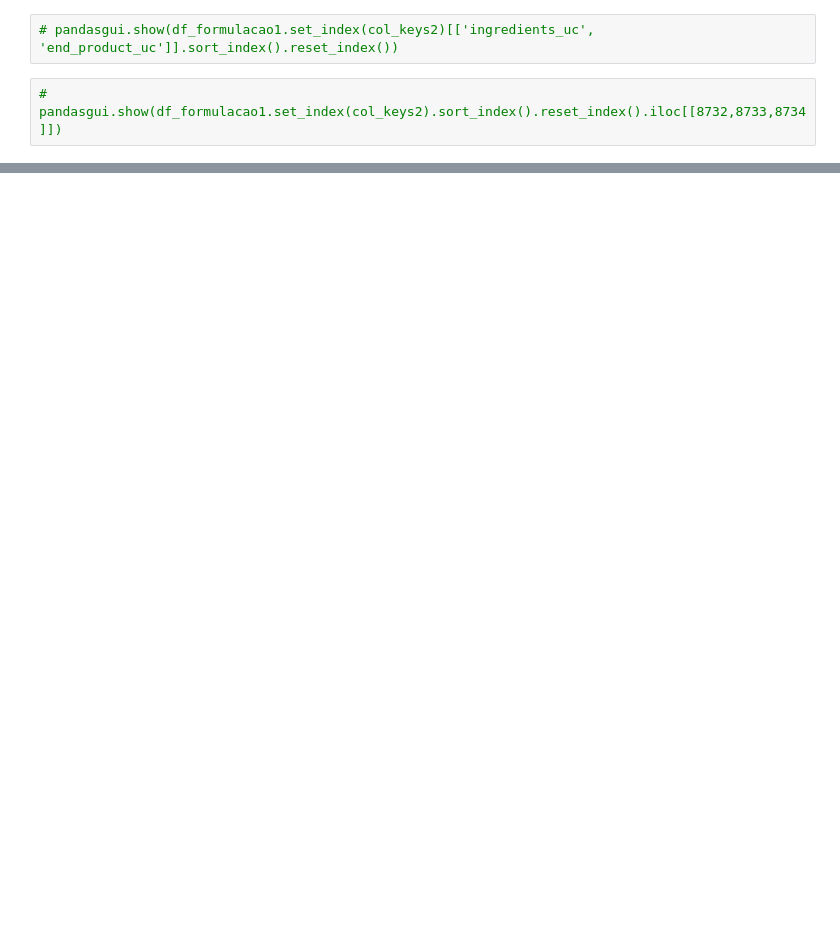
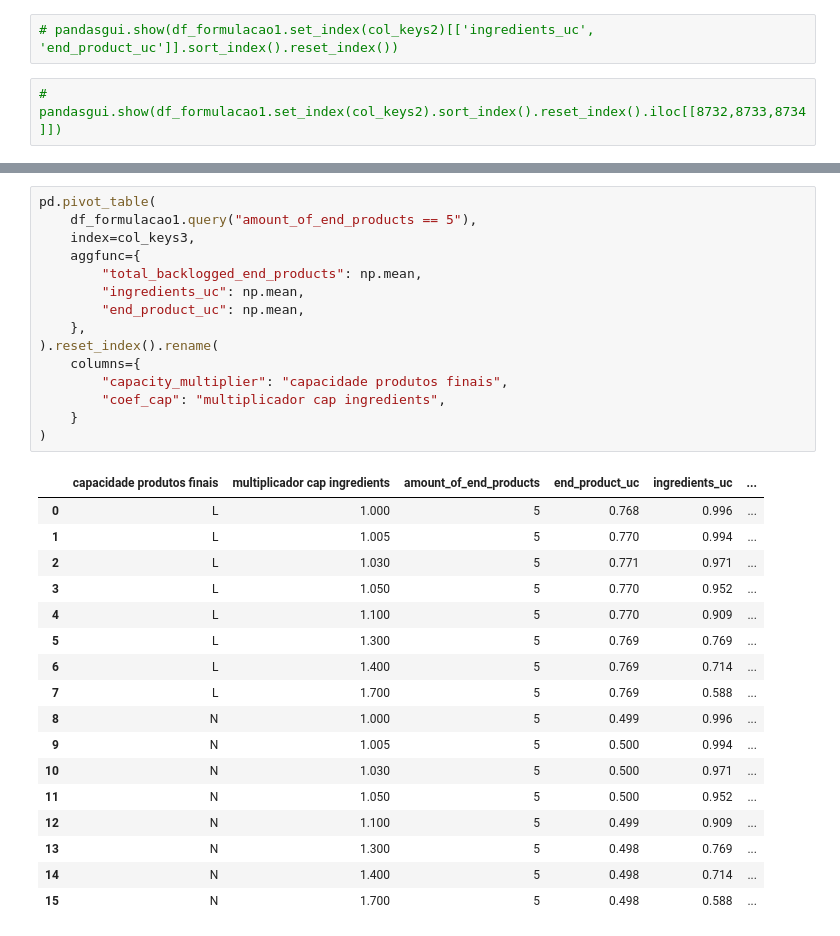
Before and after one commit to gsamaro/lotsizing-blending, a Jupyter notebook: analysis/analise.ipynb, the cells around one changed output, grey strips where cells are left out. Saved outputs shown, nothing was run; the diff lists cells and outputs as text; blank space fills up the shorter version.

```diff
--- a/analysis/analise.ipynb
+++ b/analysis/analise.ipynb
@@ -115,0 +151,33 @@ pd.pivot_table(df_formulacao1, index=col_keys3, aggfunc={'Gap': np.mean}).reset_
+# %%
+pd.pivot_table(
+    df_formulacao1.query("amount_of_end_products == 5"),
+    index=col_keys3,
+    aggfunc={
+        "total_backlogged_end_products": np.mean,
+        "ingredients_uc": np.mean,
+        "end_product_uc": np.mean,
+    },
+).reset_index().rename(
+    columns={
+        "capacity_multiplier": "capacidade produtos finais",
+        "coef_cap": "multiplicador cap ingredients",
+    }
+)
+# %% [output]
+|  | capacidade produtos finais | multiplicador cap ingredients | amount_of_end_products | end_product_uc | ingredients_uc | ... |
+| 0 | L | 1.000 | 5 | 0.768 | 0.996 | ... |
+| 1 | L | 1.005 | 5 | 0.770 | 0.994 | ... |
+| 2 | L | 1.030 | 5 | 0.771 | 0.971 | ... |
+| 3 | L | 1.050 | 5 | 0.770 | 0.952 | ... |
+| 4 | L | 1.100 | 5 | 0.770 | 0.909 | ... |
+| 5 | L | 1.300 | 5 | 0.769 | 0.769 | ... |
+| 6 | L | 1.400 | 5 | 0.769 | 0.714 | ... |
+| 7 | L | 1.700 | 5 | 0.769 | 0.588 | ... |
+| 8 | N | 1.000 | 5 | 0.499 | 0.996 | ... |
+| 9 | N | 1.005 | 5 | 0.500 | 0.994 | ... |
+| 10 | N | 1.030 | 5 | 0.500 | 0.971 | ... |
+| 11 | N | 1.050 | 5 | 0.500 | 0.952 | ... |
+| 12 | N | 1.100 | 5 | 0.499 | 0.909 | ... |
+| 13 | N | 1.300 | 5 | 0.498 | 0.769 | ... |
+| 14 | N | 1.400 | 5 | 0.498 | 0.714 | ... |
+| 15 | N | 1.700 | 5 | 0.498 | 0.588 | ... |
```
Also changed, not shown: parts of 6 cells of this notebook, 1 other file.
